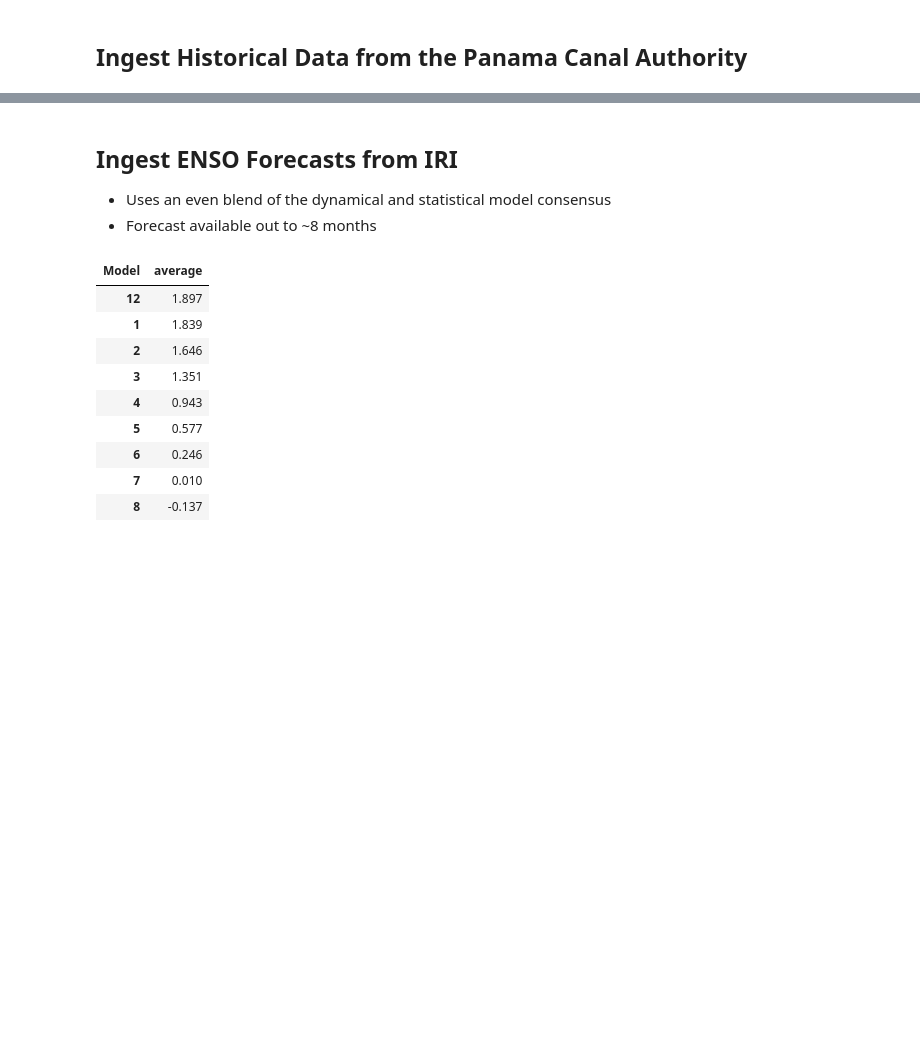
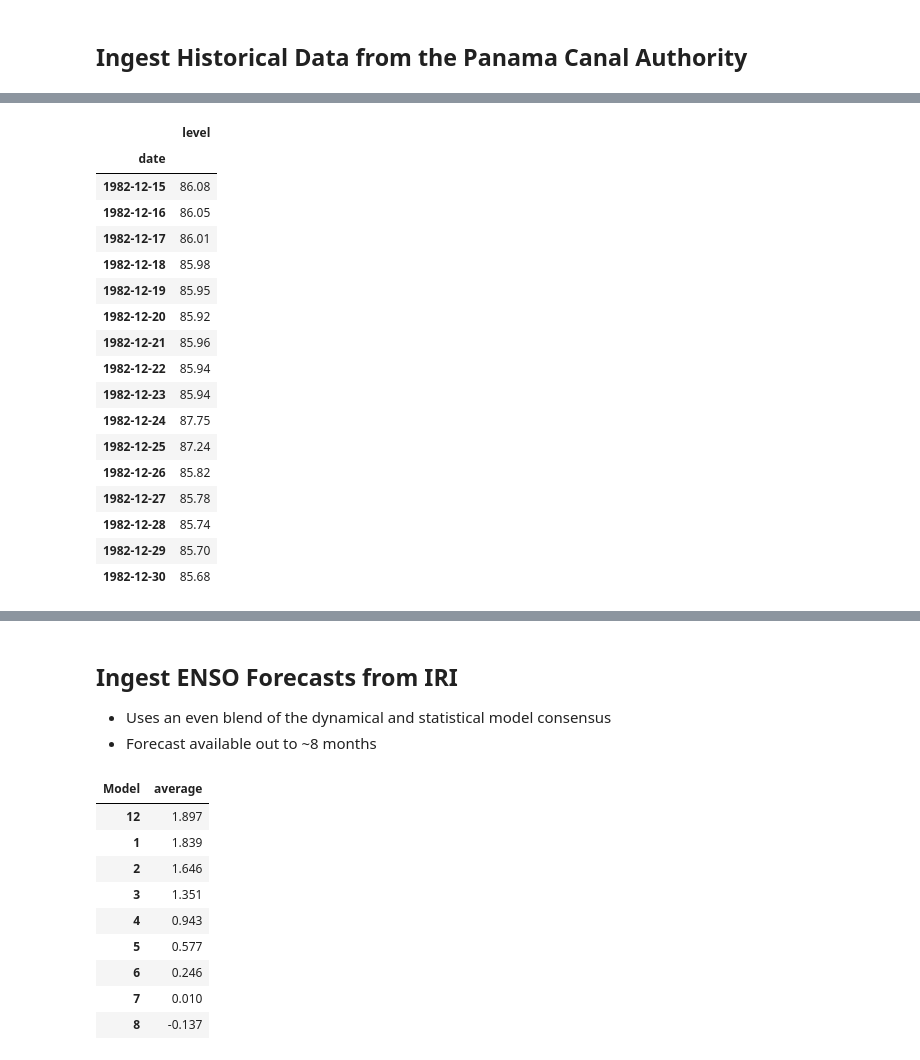
Before and after one commit to frontogenesis/metpy, a Jupyter notebook: experimental/Gatun.ipynb, the cells around one changed output, grey strips where cells are left out. Saved outputs shown, nothing was run; the diff lists cells and outputs as text; code cells hidden in the pictures; blank space fills up the shorter version.

```diff
--- a/experimental/Gatun.ipynb
+++ b/experimental/Gatun.ipynb
@@ -23,0 +24,24 @@ historical.loc['11-01-1997':].plot(figsize=(12, 5), title='Gatun Lake Water Leve
+# %%
+
+historical.loc['12-15-1982':'12-30-1982']
+historical.loc['12-24-1982'] = 85.90
+historical.loc['12-25-1982'] = 85.86
+# %% [output]
+|  | level |
+| date |  |
+| 1982-12-15 | 86.08 |
+| 1982-12-16 | 86.05 |
+| 1982-12-17 | 86.01 |
+| 1982-12-18 | 85.98 |
+| 1982-12-19 | 85.95 |
+| 1982-12-20 | 85.92 |
+| 1982-12-21 | 85.96 |
+| 1982-12-22 | 85.94 |
+| 1982-12-23 | 85.94 |
+| 1982-12-24 | 87.75 |
+| 1982-12-25 | 87.24 |
+| 1982-12-26 | 85.82 |
+| 1982-12-27 | 85.78 |
+| 1982-12-28 | 85.74 |
+| 1982-12-29 | 85.70 |
+| 1982-12-30 | 85.68 |
```
Also changed, not shown: parts of 2 cells of this notebook.
